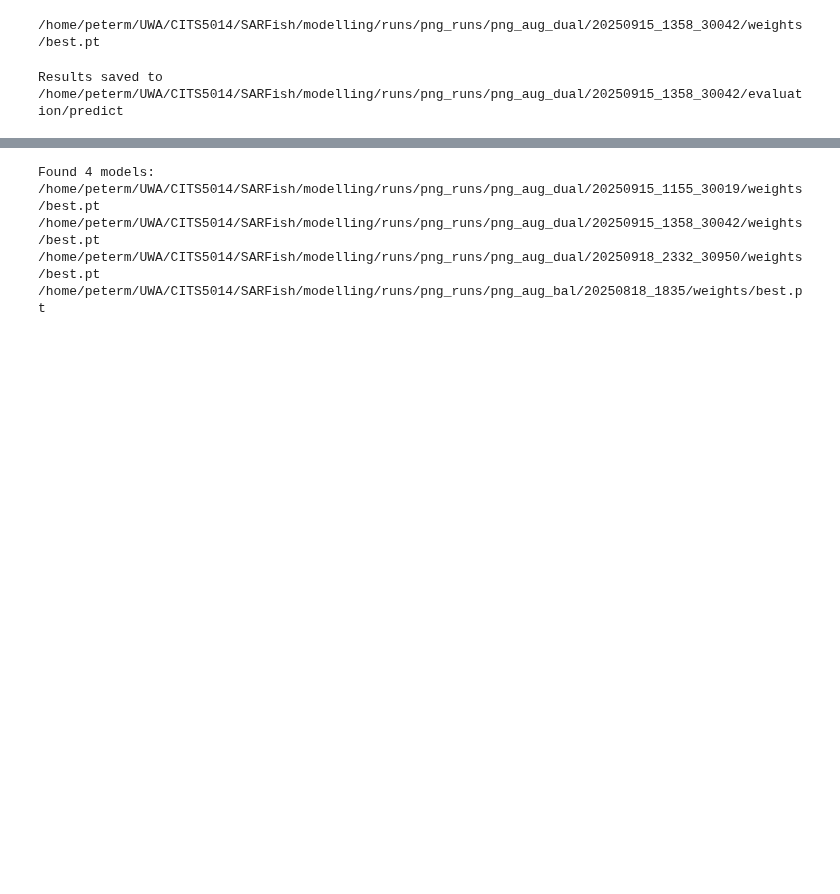
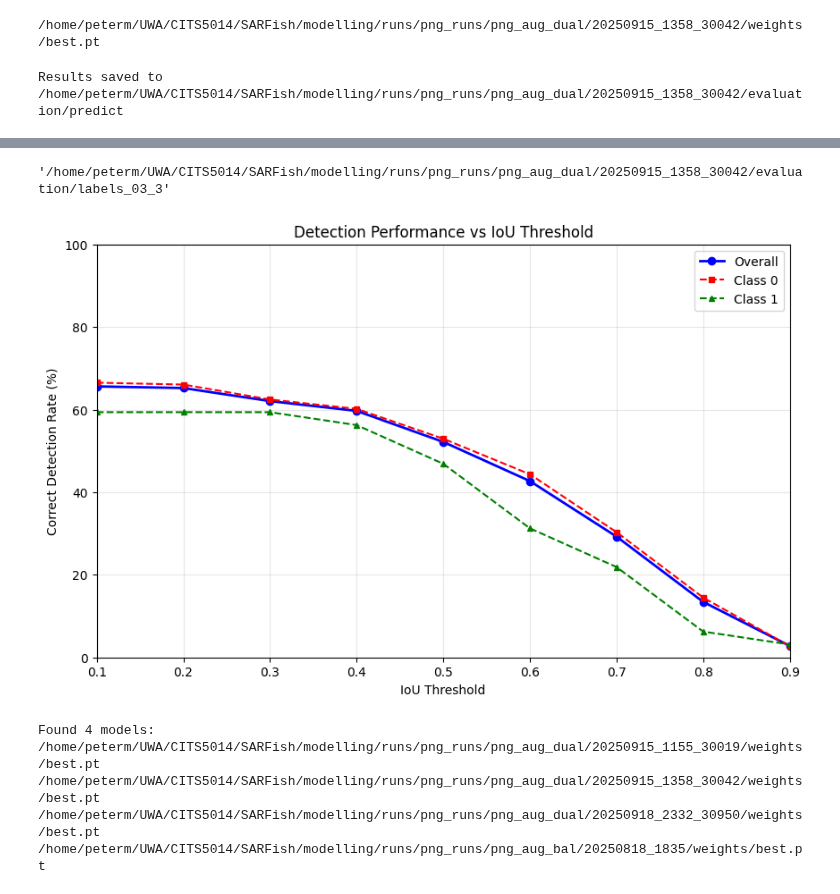
Before and after one commit to pmillitz/SARship-detect, a Jupyter notebook: modelling/notebooks/yolo_vessel_detection_evaluation.ipynb, the cells around one changed output, grey strips where cells are left out. Saved outputs shown, nothing was run; the diff lists cells and outputs as text; code cells hidden in the pictures; blank space fills up the shorter version.

```diff
--- a/modelling/notebooks/yolo_vessel_detection_evaluation.ipynb
+++ b/modelling/notebooks/yolo_vessel_detection_evaluation.ipynb
@@ -190,3 +220,12 @@ Results saved to /home/peterm/UWA/CITS5014/SARFish/modelling/runs/png_runs/png_a
+# %%
+str(eval_path / 'labels_03_3')
+# %% [output]
+'/home/peterm/UWA/CITS5014/SARFish/modelling/runs/png_runs/png_aug_dual/20250915_1358_30042/evaluation/labels_03_3'
+# %%
+# Plot the results
+plot_iou_analysis(results_df, save_path=None)
+# %% [output]
+[figure, added]
 # %%
 # Base directory where all runs are stored
 base_dir = Path("/home/peterm/UWA/CITS5014/SARFish/modelling/runs/png_runs/")
```
Also changed, not shown: parts of 5 cells of this notebook.
